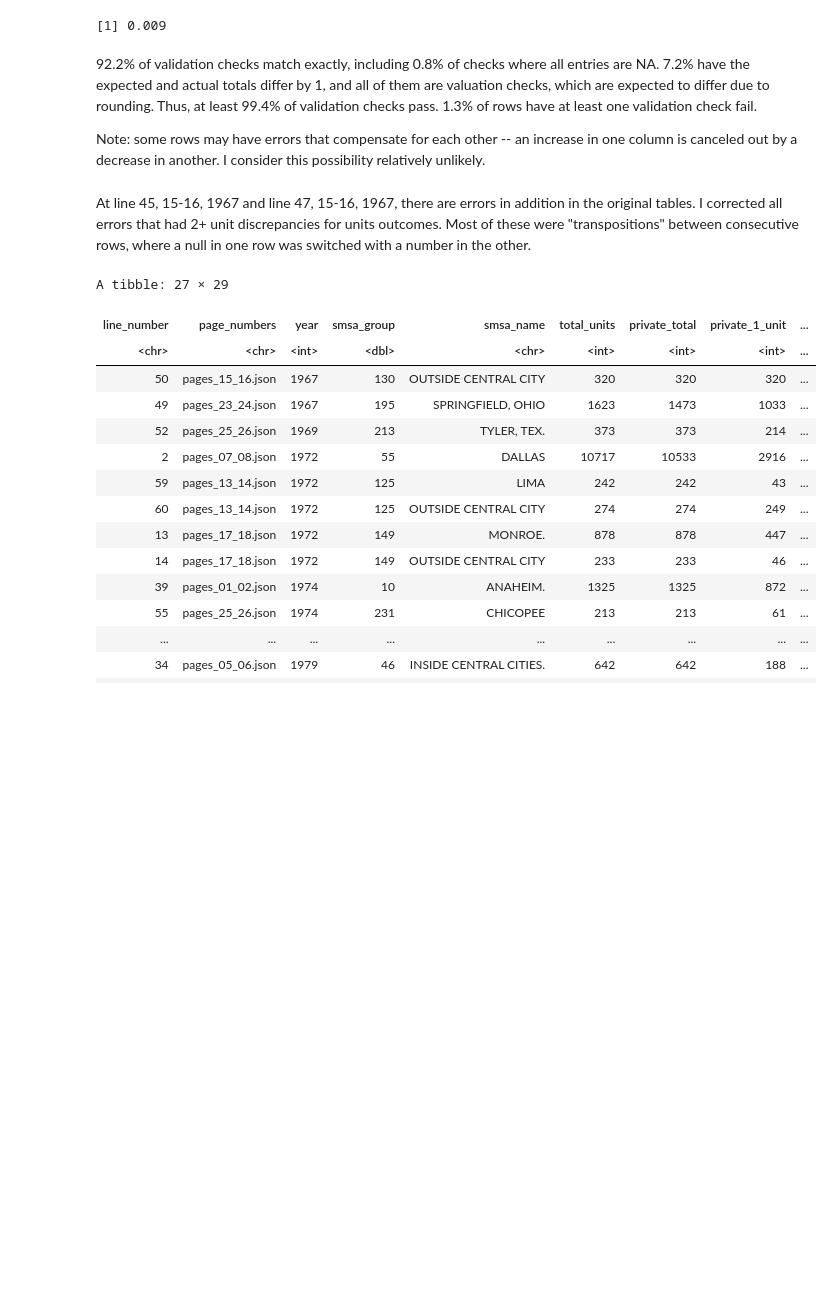
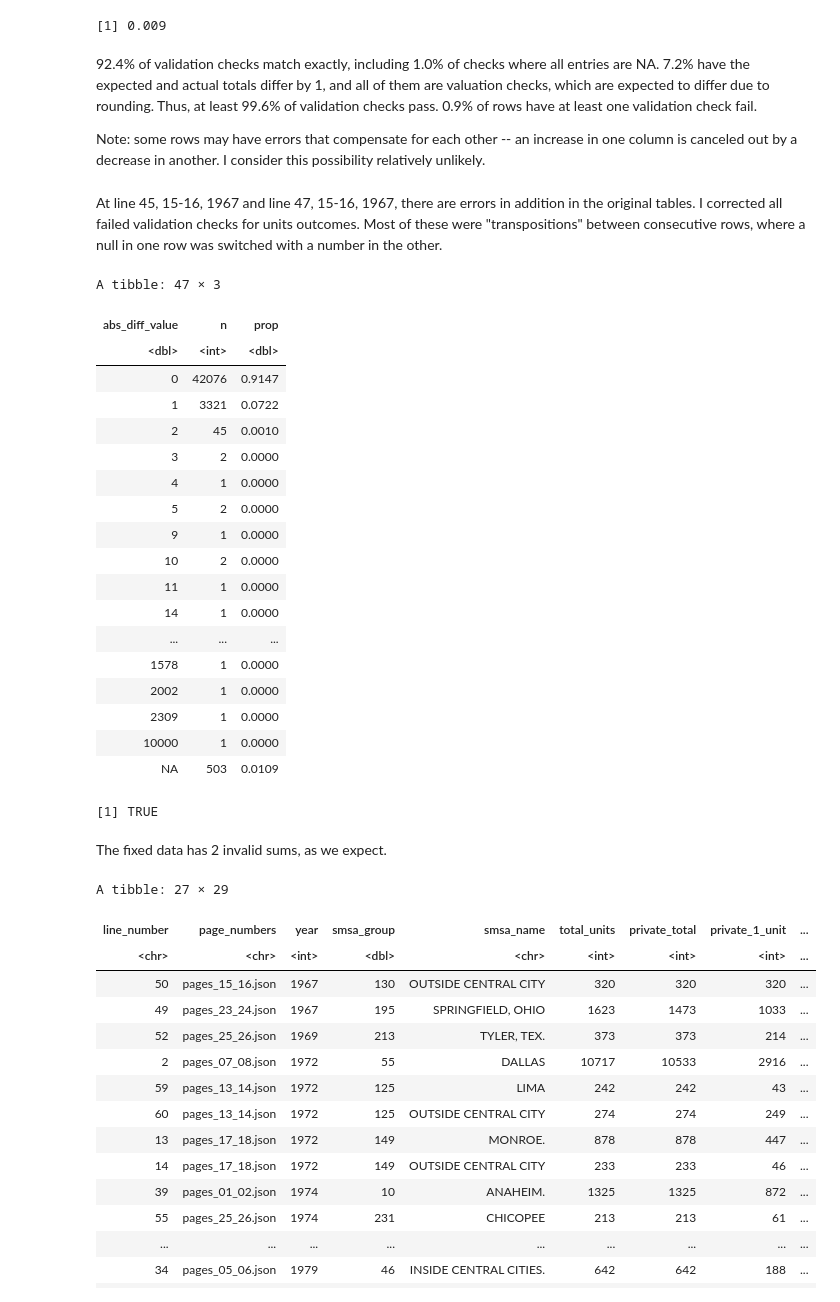
Before and after one commit to willwwang/little-nepas, a Jupyter notebook: script/ocr_validation.ipynb, the cells around one changed output. Cells and saved outputs as stored; diff of their text form; code cells hidden in the pictures; blank space fills up the shorter version.

```diff
--- a/script/ocr_validation.ipynb
+++ b/script/ocr_validation.ipynb
@@ -103,14 +133,66 @@ validations |>
 # %% [output]
 [1] 0.009
 # %% [markdown]
-92.2% of validation checks match exactly, including 0.8% of checks where all entries are NA. 7.2% have the expected and actual totals differ by 1, and all of them are valuation checks, which are expected to differ due to rounding. Thus, at least 99.4% of validation checks pass. 1.3% of rows have at least one validation check fail.
+92.4% of validation checks match exactly, including 1.0% of checks where all entries are NA. 7.2% have the expected and actual totals differ by 1, and all of them are valuation checks, which are expected to differ due to rounding. Thus, at least 99.6% of validation checks pass. 0.9% of rows have at least one validation check fail.
 
 Note: some rows may have errors that compensate for each other -- an increase in one column is canceled out by a decrease in another. I consider this possibility relatively unlikely.
 # %%
 validations |>
   filter(abs_diff_value > 1 & !str_detect(diff_type, "valuation"))
 # %% [markdown]
-At line 45, 15-16, 1967 and line 47, 15-16, 1967, there are errors in addition in the original tables. I corrected all errors that had 2+ unit discrepancies for units outcomes. Most of these were "transpositions" between consecutive rows, where a null in one row was switched with a number in the other.
+At line 45, 15-16, 1967 and line 47, 15-16, 1967, there are errors in addition in the original tables. I corrected all failed validation checks for units outcomes. Most of these were "transpositions" between consecutive rows, where a null in one row was switched with a number in the other.
+# %%
+bps_corrected = map(
+  years,
+    \(year) process_year(year, root = "data/cleaned_ocr/")
+) |> bind_rows()
+
+bps_corrected = bps_corrected |>
+  mutate(
+    total_units_diff = total_units - rowSums(pick(private_total, public_units)),
+    private_total_diff = private_total - rowSums(pick(private_1_unit:private_5plus_units)),
+    total_valuation_diff = total_valuation - rowSums(pick(private_valuation, public_valuation)),
+    private_valuation_diff = private_valuation - rowSums(pick(private_1_unit_val:private_5plus_units_val))
+  )
+
+validations_corrected = bps_corrected |>
+  pivot_longer(contains("diff"), names_to = "diff_type", values_to = "diff_value") |>
+  mutate(
+    abs_diff_value = abs(diff_value),
+    all_na = if_all(total_units:public_valuation, \(x) is.na(x)) |> as.numeric()
+  )
+
+validations_corrected |>
+  count(abs_diff_value) |>
+  mutate(prop = round(n / sum(n), 4))
+
+validations_corrected |>
+  filter(abs_diff_value > 1 & !str_detect(diff_type, "valuation")) |>
+  nrow() |>
+  {\(x) x == 2}()
+# %% [output]
+A tibble: 47 × 3
+| abs_diff_value | n | prop |
+| <dbl> | <int> | <dbl> |
+| 0 | 42076 | 0.9147 |
+| 1 | 3321 | 0.0722 |
+| 2 | 45 | 0.0010 |
+| 3 | 2 | 0.0000 |
+| 4 | 1 | 0.0000 |
+| 5 | 2 | 0.0000 |
+| 9 | 1 | 0.0000 |
+| 10 | 2 | 0.0000 |
+| 11 | 1 | 0.0000 |
+| 14 | 1 | 0.0000 |
+| ... | ... | ... |
+| 1578 | 1 | 0.0000 |
+| 2002 | 1 | 0.0000 |
+| 2309 | 1 | 0.0000 |
+| 10000 | 1 | 0.0000 |
+| NA | 503 | 0.0109 |
+[1] TRUE
+# %% [markdown]
+The fixed data has 2 invalid sums, as we expect.
 # %%
 validations |>
   filter(abs_diff_value >= 100 & str_detect(diff_type, "valuation"))
```
Also changed, not shown: parts of 17 cells of this notebook, 10 other files.
